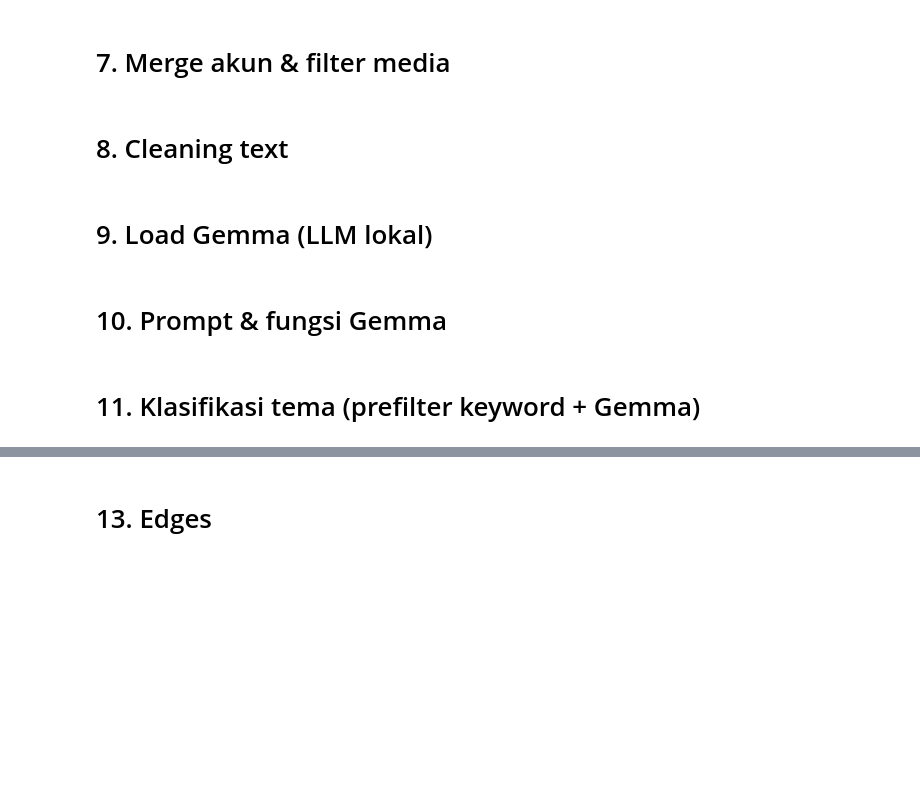
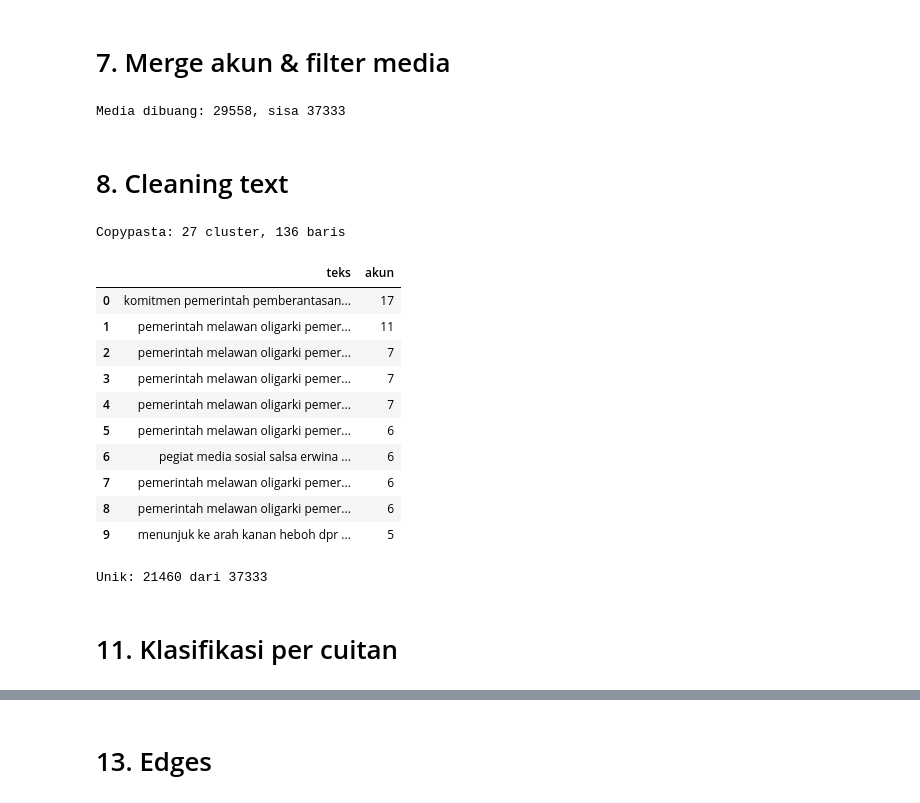
Before and after one commit to aldo02032004/naufaldo.github.io, a Jupyter notebook: kol_network_stance.ipynb, the cells around one changed output, grey strips where cells are left out. Saved outputs shown, nothing was run; the diff lists cells and outputs as text; code cells hidden in the pictures; blank space fills up the shorter version.

```diff
--- a/kol_network_stance.ipynb
+++ b/kol_network_stance.ipynb
@@ -251,67 +268,85 @@ assert canonical(float("nan")) is None and canonical("  ") is None
 # %%
 NUM_COLS = ["Followers", "Retweeted", "Favourited"]
 df_raw[NUM_COLS] = df_raw[NUM_COLS].apply(pd.to_numeric, errors="coerce").fillna(0)
+df_raw["author_key"] = df_raw["Author"].map(canonical)
 
-by_account = pd.Series([is_media_account(a, p, extra_accounts=EXTRA_MEDIA_ACCOUNTS)
-                        for a, p in zip(df_raw["Author"], df_raw["Media"])], index=df_raw.index)
-by_name = df_raw["Author"].map(is_media_name)
-is_media = by_account | by_name
-
-df_raw["author_key"] = df_raw["Author"].map(canonical)
+is_media = pd.Series([is_media_account(a, p, extra_accounts=EXTRA_MEDIA_ACCOUNTS)
+                      for a, p in zip(df_raw["Author"], df_raw["Media"])], index=df_raw.index)
+is_media |= df_raw["Author"].map(is_media_name)
 MEDIA_IDS = set(df_raw.loc[is_media, "author_key"].dropna()) | {canonical(a) for a in EXTRA_MEDIA_ACCOUNTS}
-by_merge = df_raw["author_key"].isin(MEDIA_IDS) & ~is_media
-is_media |= by_merge
-print(f"Baris media dibuang: {is_media.sum()} ({(by_name & ~by_account).sum()} dari nama kanal, {by_merge.sum()} dari ejaan lain)")
+is_media |= df_raw["author_key"].isin(MEDIA_IDS)   # ejaan lain akun media
 
 df_raw = df_raw[~is_media].reset_index(drop=True)
-print(f"Sisa {len(df_raw)} baris ({df_raw['author_key'].isna().sum()} tanpa Author, tetep dipake buat tema)")
+print(f"Media dibuang: {is_media.sum()}, sisa {len(df_raw)}")
+# %% [output]
+Media dibuang: 29558, sisa 37333
 # %% [markdown]
 # 8. Cleaning text
 # %%
-# di export ini retweet ditulis "RT <teks>" (sering tanpa @user), balesan ditulis "... [RE username]"
-RE_RT_PREFIX = re.compile(r"^\s*RT\b\s*(?:@\w+\s*:\s*)?")      # "RT" di awal = retweet
-RE_RT = re.compile(r"(?<!\w)RT\s*@(\w+)", re.IGNORECASE)        # akun yang di-RT, kalau ditulis
-RE_REPLY = re.compile(r"\[RE\s+@?(\w+)\]", re.IGNORECASE)        # akun yang dibales
+# RT ditulis "RT <teks>" (sering tanpa @user), reply "... [RE username]"
+RE_RT_PREFIX = re.compile(r"^\s*RT\b\s*(?:@\w+\s*:\s*)?")
+RE_RT = re.compile(r"(?<!\w)RT\s*@(\w+)", re.IGNORECASE)
+RE_REPLY = re.compile(r"\[RE\s+@?(\w+)\]", re.IGNORECASE)
 RE_ELONGATION = re.compile(r"(.)\1{2,}")
 EMOJI_LANG = "id" if "id" in emoji.LANGUAGES else "en"
 
 
 def strip_noise(text):
-    # buang RT & [RE user], emoji jadi kata
     text = RE_REPLY.sub(" ", RE_RT_PREFIX.sub("", text))
     text = emoji.demojize(text, language=EMOJI_LANG).replace("_", " ").replace(":", " ")
     return RE_ELONGATION.sub(r"\1\1", text)
-
-
-assert strip_noise("RT @abc: halo [RE def]").strip() == "halo"
-assert strip_noise("RT halo").strip() == "halo"
 
 
 def build_raw_text(headline, mentions):
     headline = "" if pd.isna(headline) else str(headline).strip()
     mentions = "" if pd.isna(mentions) else str(mentions).strip()
     if headline.lower() in ("", "nan", mentions.lower()):
         return mentions or headline
     return f"{headline}. {mentions}" if mentions else headline
 
 
 def dedup_key(texts):
     return texts.str.lower().str.replace(r"[^\w\s]", "", regex=True).str.split().str.join(" ")
 
 
+def match_key(texts, n_words=12):
+    # 12 kata pertama: RT kepotong ("...") tetep ketemu aslinya
+    return dedup_key(texts).str.split().str[:n_words].str.join(" ")
+
+
+assert strip_noise("RT @abc: halo [RE def]").strip() == "halo" and strip_noise("RT halo").strip() == "halo"
+
 df_raw["text_raw_combined"] = [build_raw_text(h, m) for h, m in zip(df_raw["Headline"], df_raw["Mentions"])]
 df_raw["is_retweet"] = df_raw["text_raw_combined"].map(lambda t: bool(RE_RT_PREFIX.match(t)))
 df_raw["text_clean"] = df_raw["text_raw_combined"].map(strip_noise).progress_apply(clean_for_bert)
 
-df_clean = df_raw[df_raw["text_clean"].str.split().str.len() >= 3].copy()
-print(f"Dibuang {len(df_raw) - len(df_clean)} baris kosong atau kurang dari 3 kata")
+# copypasta: teks non-RT sama persis dari banyak akun. ditandai, tetep dihitung
+key = dedup_key(df_raw["text_clean"])
+own = ~df_raw["is_retweet"] & key.str.split().str.len().ge(3)
+n_accounts = df_raw[own].groupby(key[own])["author_key"].nunique()
+df_raw["copypasta"] = own & key.map(n_accounts).ge(COPYPASTA_MIN_ACCOUNTS)
+clusters = n_accounts[n_accounts >= COPYPASTA_MIN_ACCOUNTS].sort_values(ascending=False)
+print(f"Copypasta: {len(clusters)} cluster, {df_raw['copypasta'].sum()} baris")
+display(clusters.head(10).rename("akun").rename_axis("teks").reset_index())
 
-before = len(df_clean)
-df_clean = (df_clean.assign(dedup_key=dedup_key(df_clean["text_clean"]))
-            .sort_values("is_retweet", kind="stable")   # post asli didahuluin biar yang kesimpen punya penulis aslinya
-            .drop_duplicates(subset="dedup_key")
-            .sort_index()
+# dedup cuma buat Gemma
+df_clean = (df_raw[df_raw["text_clean"].str.split().str.len() >= 3]
+            .assign(dedup_key=lambda d: dedup_key(d["text_clean"]))
+            .sort_values("is_retweet", kind="stable")   # post asli didahuluin
+            .drop_duplicates(subset="dedup_key").sort_index()
             .drop(columns="dedup_key").reset_index(drop=True))
-print(f"Retweet: {df_raw['is_retweet'].sum()}, duplikat dibuang: {before - len(df_clean)}, sisa {len(df_clean)} baris")
+print(f"Unik: {len(df_clean)} dari {len(df_raw)}")
+# %% [output]
+Copypasta: 27 cluster, 136 baris
+|  | teks | akun |
+| 0 | komitmen pemerintah pemberantasan... | 17 |
+| 1 | pemerintah melawan oligarki pemer... | 11 |
+| 2 | pemerintah melawan oligarki pemer... | 7 |
+| 3 | pemerintah melawan oligarki pemer... | 7 |
+| 4 | pemerintah melawan oligarki pemer... | 7 |
+| 5 | pemerintah melawan oligarki pemer... | 6 |
+| 6 | pegiat media sosial salsa erwina ... | 6 |
+| 7 | pemerintah melawan oligarki pemer... | 6 |
+| 8 | pemerintah melawan oligarki pemer... | 6 |
+| 9 | menunjuk ke arah kanan heboh dpr ... | 5 |
+Unik: 21460 dari 37333
-# %% [markdown]
-# 9. Load Gemma (LLM lokal)
@@ -360,2 +352,0 @@ else:
-# %% [markdown]
-# 10. Prompt & fungsi Gemma
@@ -431,2 +353,2 @@ def judge_kol(row, posts):
 # %% [markdown]
-# 11. Klasifikasi tema (prefilter keyword + Gemma)
+# 11. Klasifikasi per cuitan
```
Also changed, not shown: parts of 38 cells of this notebook.
